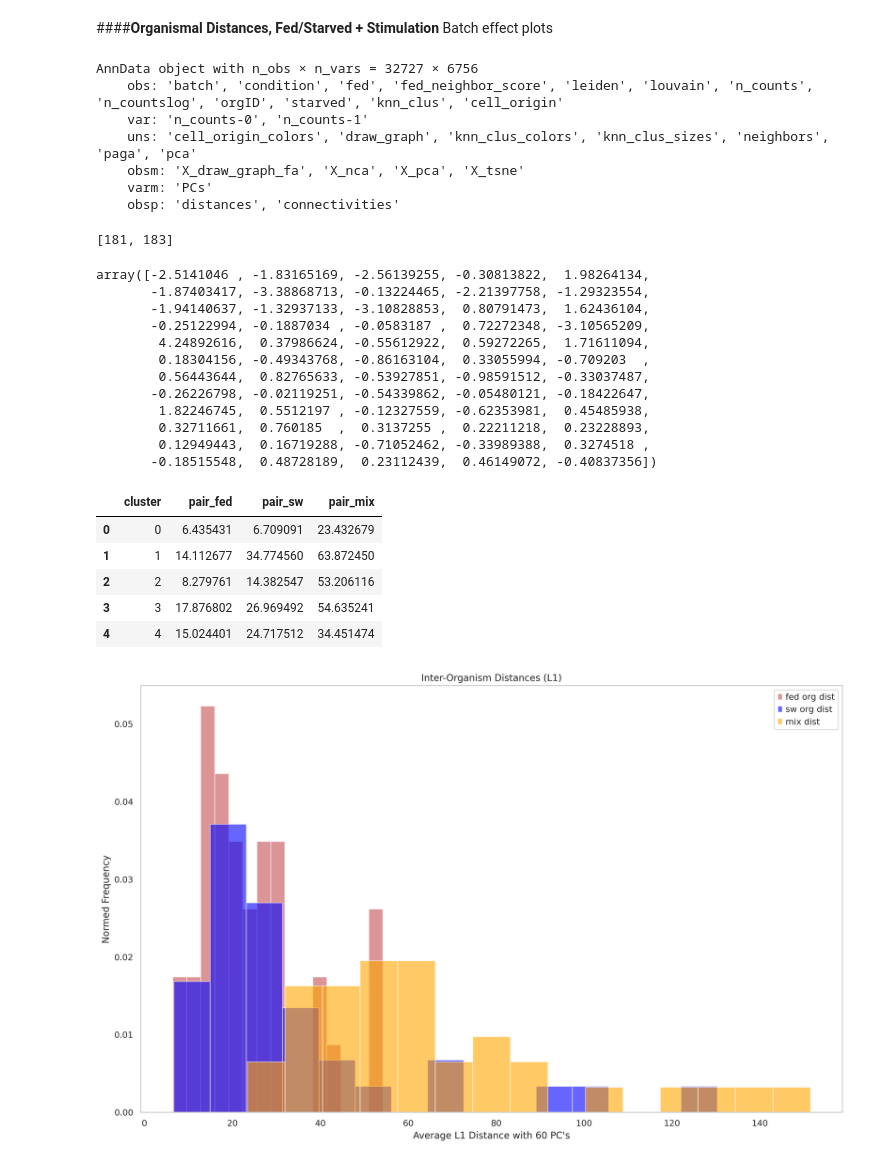
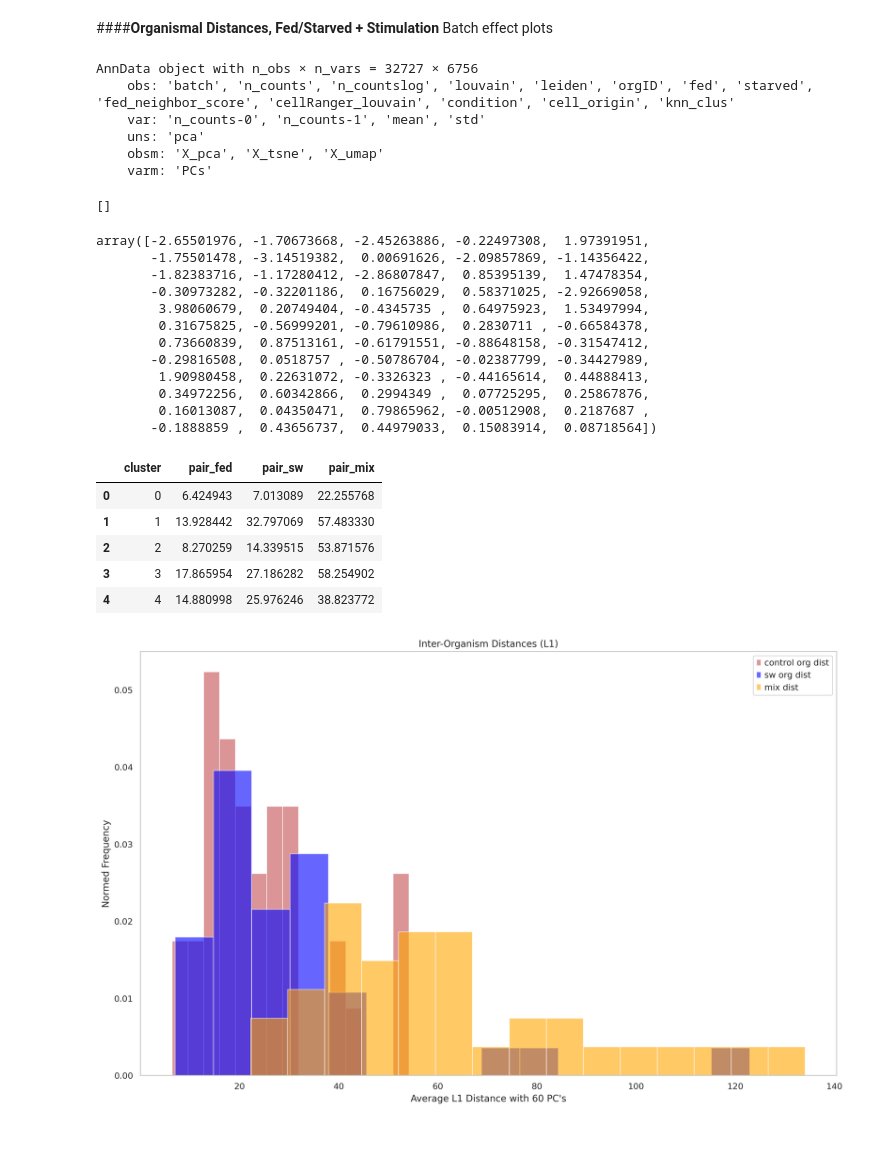
Before and after one commit to pachterlab/CWGFLHGCCHAP_2021, a Jupyter notebook: notebooks/ComparativeDistanceAnalysis/allDistanceCalculations.ipynb, the cells around one changed output. Cells and saved outputs as stored; diff of their text form; code cells hidden in the pictures; blank space fills up the shorter version.

```diff
--- a/notebooks/ComparativeDistanceAnalysis/allDistanceCalculations.ipynb
+++ b/notebooks/ComparativeDistanceAnalysis/allDistanceCalculations.ipynb
@@ -59,15 +98,15 @@ Read in previously saved data
 # Description: bus_combo_noZero (filtered + clustered stimulation data) from Kallisto bus
 
 #bus_fs_combo
-bus_fs_combo = anndata.read("glwk0aln8a3osfuffab73a47js8n0f4w")
+bus_fs_combo = anndata.read("D1.1796")
 
 print(bus_fs_combo)
 
-bus_combo_noZero = anndata.read("hd36giuxz3zd933fh4bca3iqnykncro8")
+bus_combo_noZero = anndata.read("D1.1821")
 print(bus_combo_noZero)
 
 #Previously saved overlap, merged data (from both experiments)
-overlap_combo = anndata.read("jf24fsdq7ojrbwxwf3mc7pqecnrjhpem")
+overlap_combo = anndata.read("D1.1823")
 overlap_combo
 # %% [output]
 AnnData object with n_obs × n_vars = 13673 × 8696
@@ -641,15 +680,15 @@ plt.show()
 Batch effect plots
 # %%
 #condition -- Stim, fed -- Fed/Starved data
+overlap_combo = anndata.read("D1.1823")
 overlap_combo
 # %% [output]
 AnnData object with n_obs × n_vars = 32727 × 6756
-    obs: 'batch', 'condition', 'fed', 'fed_neighbor_score', 'leiden', 'louvain', 'n_counts', 'n_countslog', 'orgID', 'starved', 'knn_clus', 'cell_origin'
-    var: 'n_counts-0', 'n_counts-1'
-    uns: 'cell_origin_colors', 'draw_graph', 'knn_clus_colors', 'knn_clus_sizes', 'neighbors', 'paga', 'pca'
-    obsm: 'X_draw_graph_fa', 'X_nca', 'X_pca', 'X_tsne'
+    obs: 'batch', 'n_counts', 'n_countslog', 'louvain', 'leiden', 'orgID', 'fed', 'starved', 'fed_neighbor_score', 'cellRanger_louvain', 'condition', 'cell_origin', 'knn_clus'
+    var: 'n_counts-0', 'n_counts-1', 'mean', 'std'
+    uns: 'pca'
+    obsm: 'X_pca', 'X_tsne', 'X_umap'
     varm: 'PCs'
-    obsp: 'distances', 'connectivities'
 # %%
 #Use overlap_combo
 
@@ -726,7 +765,7 @@ org_metadata['condition'] = condition
 # %%
 toRemove
 # %% [output]
-[181, 183]
+[]
 # %%
 org_metadata = org_metadata.drop(org_metadata.index[toRemove])
 org_metadata.head()
@@ -734,18 +773,18 @@ org_metadata.head()
 org_centroids= np.delete(org_centroids, toRemove, 0)
 org_centroids[0,:]
 # %% [output]
-array([-2.5141046 , -1.83165169, -2.56139255, -0.30813822,  1.98264134,
-       -1.87403417, -3.38868713, -0.13224465, -2.21397758, -1.29323554,
-       -1.94140637, -1.32937133, -3.10828853,  0.80791473,  1.62436104,
-       -0.25122994, -0.1887034 , -0.0583187 ,  0.72272348, -3.10565209,
-        4.24892616,  0.37986624, -0.55612922,  0.59272265,  1.71611094,
-        0.18304156, -0.49343768, -0.86163104,  0.33055994, -0.709203  ,
-        0.56443644,  0.82765633, -0.53927851, -0.98591512, -0.33037487,
-       -0.26226798, -0.02119251, -0.54339862, -0.05480121, -0.18422647,
-        1.82246745,  0.5512197 , -0.12327559, -0.62353981,  0.45485938,
-        0.32711661,  0.760185  ,  0.3137255 ,  0.22211218,  0.23228893,
-        0.12949443,  0.16719288, -0.71052462, -0.33989388,  0.3274518 ,
-       -0.18515548,  0.48728189,  0.23112439,  0.46149072, -0.40837356])
+array([-2.65501976, -1.70673668, -2.45263886, -0.22497308,  1.97391951,
+       -1.75501478, -3.14519382,  0.00691626, -2.09857869, -1.14356422,
+       -1.82383716, -1.17280412, -2.86807847,  0.85395139,  1.47478354,
+       -0.30973282, -0.32201186,  0.16756029,  0.58371025, -2.92669058,
+        3.98060679,  0.20749404, -0.4345735 ,  0.64975923,  1.53497994,
+        0.31675825, -0.56999201, -0.79610986,  0.2830711 , -0.66584378,
+        0.73660839,  0.87513161, -0.61791551, -0.88648158, -0.31547412,
+       -0.29816508,  0.0518757 , -0.50786704, -0.02387799, -0.34427989,
+        1.90980458,  0.22631072, -0.3326323 , -0.44165614,  0.44888413,
+        0.34972256,  0.60342866,  0.2994349 ,  0.07725295,  0.25867876,
+        0.16013087,  0.04350471,  0.79865962, -0.00512908,  0.2187687 ,
+       -0.1888859 ,  0.43656737,  0.44979033,  0.15083914,  0.08718564])
 # %%
 org_pairDists = pd.DataFrame(columns =['cluster','pair_fed','pair_sw','pair_mix'])
 cluster = []
@@ -785,22 +824,22 @@ org_pairDists['pair_mix'] = pair_mix
 org_pairDists.head()
 # %% [output]
 |  | cluster | pair_fed | pair_sw | pair_mix |
-| 0 | 0 | 6.435431 | 6.709091 | 23.432679 |
-| 1 | 1 | 14.112677 | 34.774560 | 63.872450 |
-| 2 | 2 | 8.279761 | 14.382547 | 53.206116 |
-| 3 | 3 | 17.876802 | 26.969492 | 54.635241 |
-| 4 | 4 | 15.024401 | 24.717512 | 34.451474 |
+| 0 | 0 | 6.424943 | 7.013089 | 22.255768 |
+| 1 | 1 | 13.928442 | 32.797069 | 57.483330 |
+| 2 | 2 | 8.270259 | 14.339515 | 53.871576 |
+| 3 | 3 | 17.865954 | 27.186282 | 58.254902 |
+| 4 | 4 | 14.880998 | 25.976246 | 38.823772 |
 # %%
 plt.figure(figsize=(16,10))
-plt.hist(org_pairDists['pair_fed'],color='r',bins=15,alpha=0.6,label='fed org dist',density=True)
+plt.hist(org_pairDists['pair_fed'],color='r',bins=15,alpha=0.6,label='control org dist',density=True)
 plt.hist(org_pairDists['pair_sw'],color='blue',bins=15,alpha=0.6,label='sw org dist',density=True)
 plt.hist(org_pairDists['pair_mix'], bins=15,color = 'orange',alpha=0.6,label='mix dist',density=True)
 plt.legend(loc='upper right')
 plt.title('Inter-Organism Distances (L1)')
 plt.grid(b=None)
 plt.xlabel("Average L1 Distance with 60 PC's")
 plt.ylabel("Normed Frequency")
 
 plt.show()
 # %% [output]
-[figure, old version]
+[figure, new version]
```
Also changed, not shown: parts of 19 cells of this notebook.
